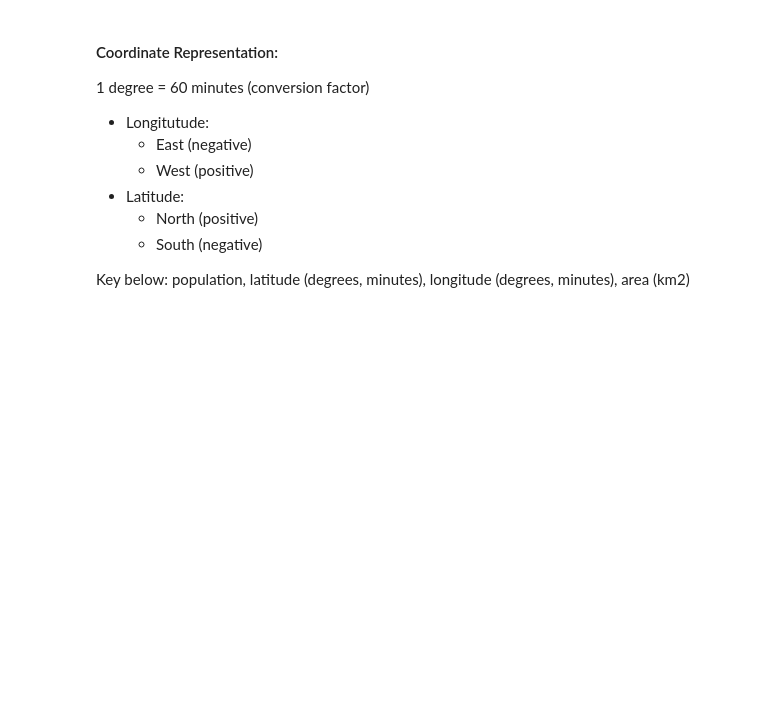
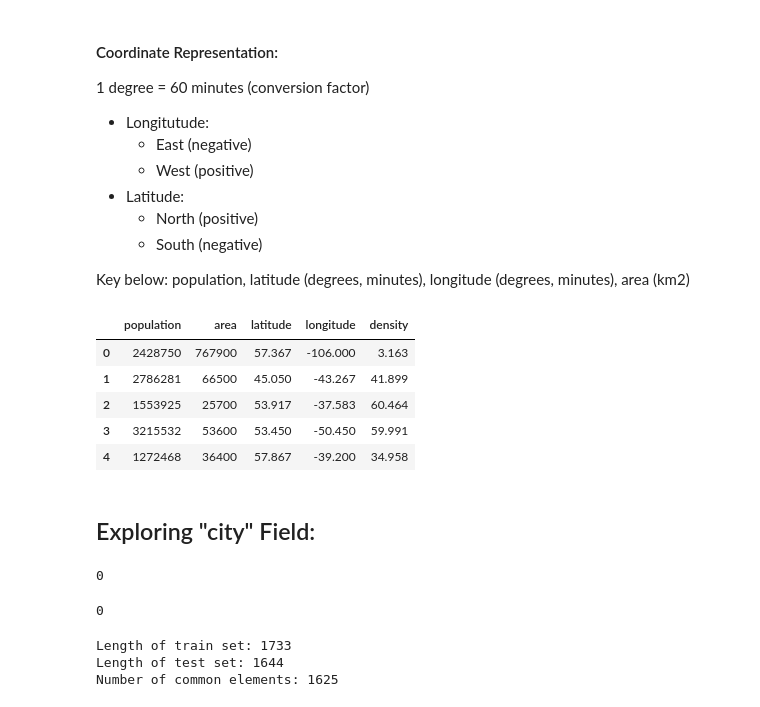
Before and after one commit to gestalt-howard/avito-demand-prediction, a Jupyter notebook: scripts/Stage_0_Data_Exploration.ipynb, the cells around one changed output. Cells and saved outputs as stored; diff of their text form; code cells hidden in the pictures; blank space fills up the shorter version.

```diff
--- a/scripts/Stage_0_Data_Exploration.ipynb
+++ b/scripts/Stage_0_Data_Exploration.ipynb
@@ -171,0 +196,22 @@ region_metadata = \
+# %%
+export_region_df = pd.read_csv(scripts_path + 'region_info_df.csv')
+export_region_df.head()
+# %% [output]
+|  | population | area | latitude | longitude | density |
+| 0 | 2428750 | 767900 | 57.367 | -106.000 | 3.163 |
+| 1 | 2786281 | 66500 | 45.050 | -43.267 | 41.899 |
+| 2 | 1553925 | 25700 | 53.917 | -37.583 | 60.464 |
+| 3 | 3215532 | 53600 | 53.450 | -50.450 | 59.991 |
+| 4 | 1272468 | 36400 | 57.867 | -39.200 | 34.958 |
+# %% [markdown]
+## Exploring "city" Field:
+# %%
+# Check for nan in train dataframe
+train_df.city.isnull().sum()
+# %% [output]
+0
+# %%
+# Check for nan in test dataframe
+test_df.city.isnull().sum()
+# %% [output]
+0
@@ -171,0 +227,6 @@ region_metadata = \
+# %%
+city_train_set, city_test_set, city_intersect = compare_similarity(train_df.city.values, test_df.city.values)
+# %% [output]
+Length of train set: 1733
+Length of test set: 1644
+Number of common elements: 1625
```
Also changed, not shown: parts of 17 cells of this notebook.
